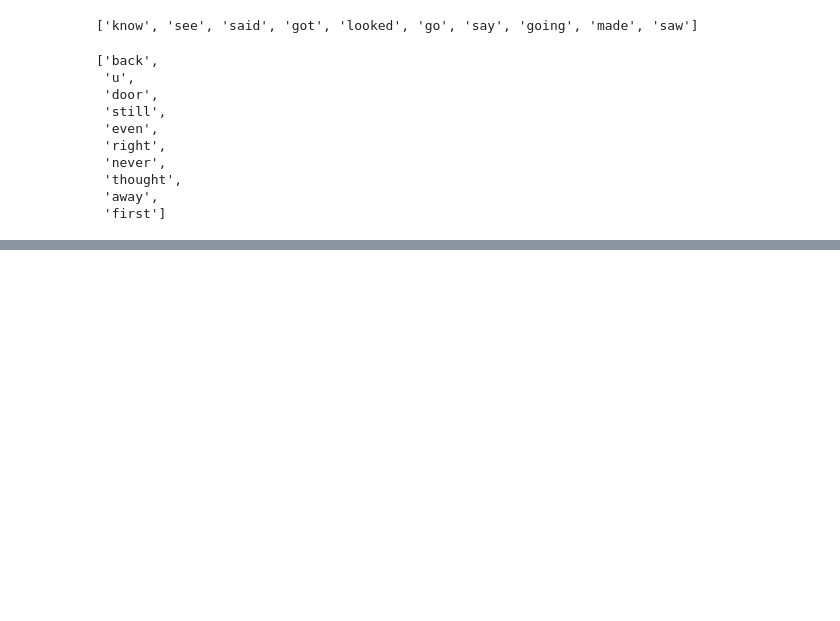
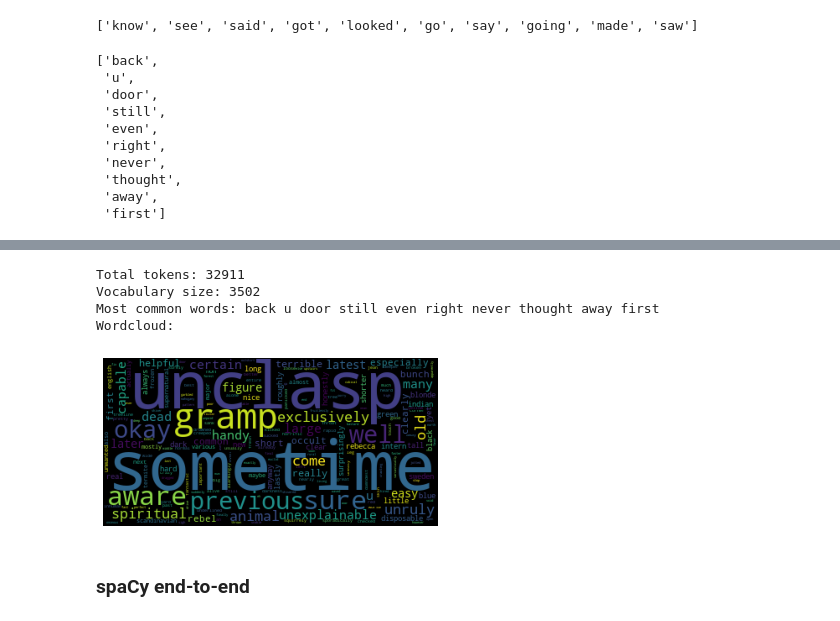
Before and after one commit to jpurquico/portfolio, a Jupyter notebook: reddit_corpus.ipynb, the cells around one changed output, grey strips where cells are left out. Saved outputs shown, nothing was run; the diff lists cells and outputs as text; code cells hidden in the pictures; blank space fills up the shorter version.

```diff
--- a/reddit_corpus.ipynb
+++ b/reddit_corpus.ipynb
@@ -256,0 +302,10 @@ sorted(modifier_dict, key=modifier_dict.get, reverse=True)[:10]
+# %%
+corpus_info(modifier_dict)
+# %% [output]
+Total tokens: 32911
+Vocabulary size: 3502
+Most common words: back u door still even right never thought away first
+Wordcloud:
+[figure, added]
+# %% [markdown]
+### spaCy end-to-end
```
Also changed, not shown: parts of 11 cells of this notebook.
